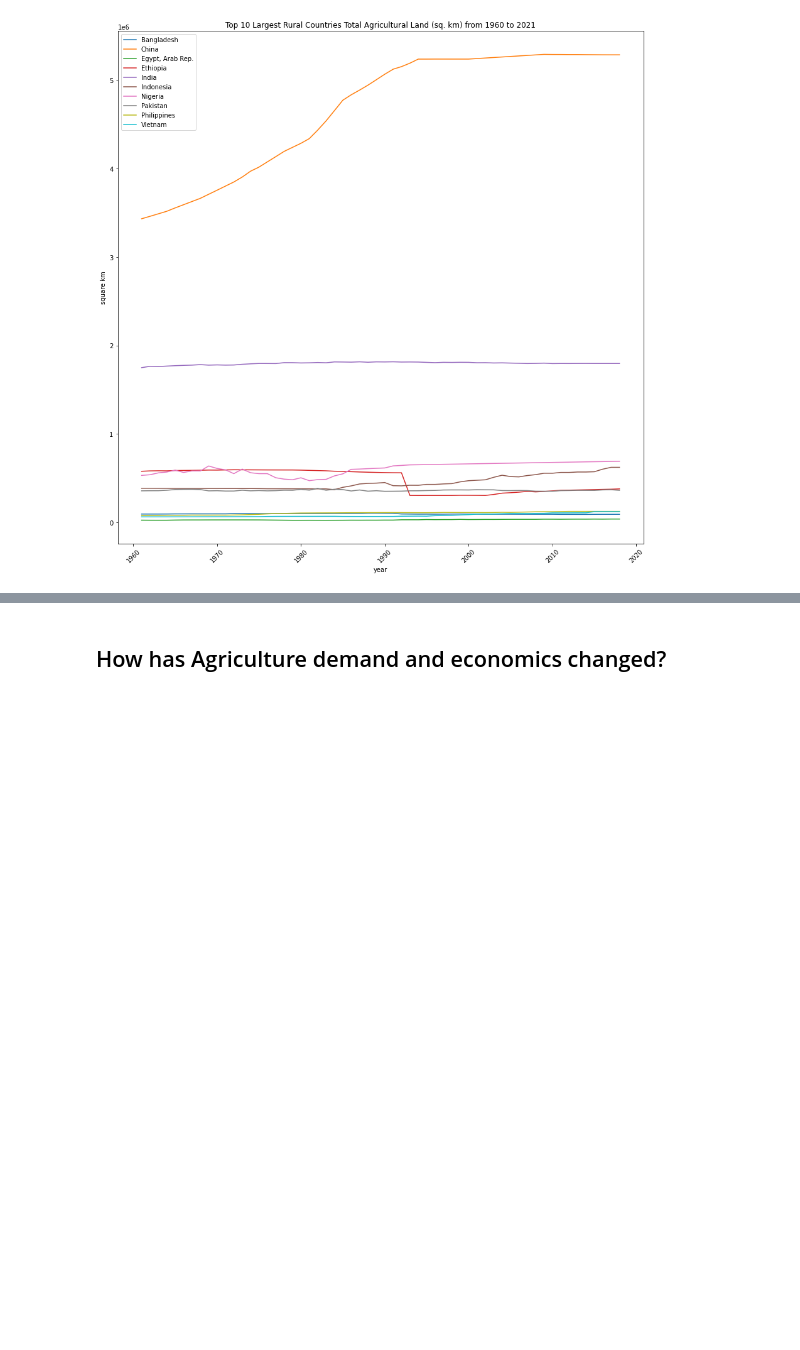
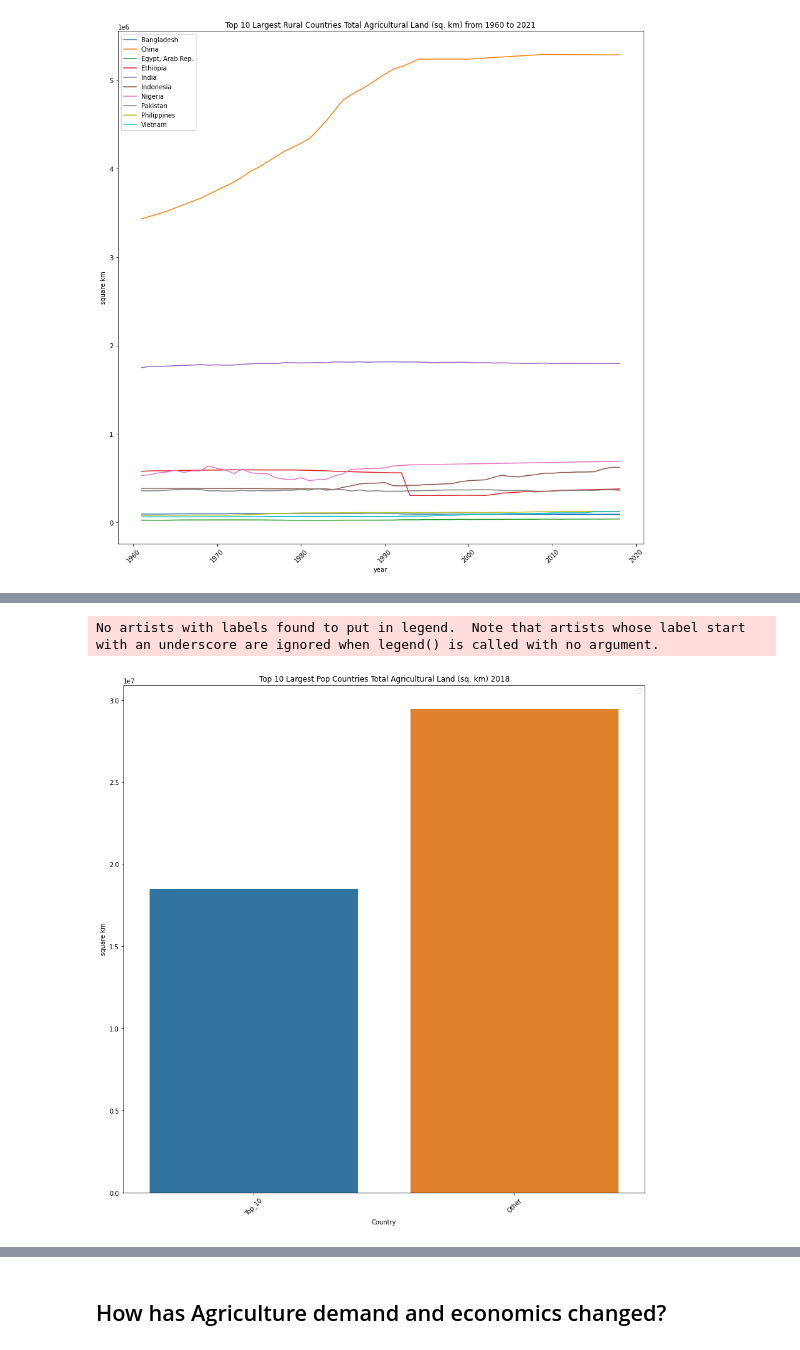
Before and after one commit to chabazite/Agriculture_Analysis_App, a Jupyter notebook: notebooks/3.0_ASI_Exploratory_Data_Analysis.ipynb, the cells around one changed output, grey strips where cells are left out. Cells and saved outputs as stored; diff of their text form; code cells hidden in the pictures; blank space fills up the shorter version.

```diff
--- a/notebooks/3.0_ASI_Exploratory_Data_Analysis.ipynb
+++ b/notebooks/3.0_ASI_Exploratory_Data_Analysis.ipynb
@@ -143,0 +168,22 @@ plt.show()
+# %%
+world_vs_10_pop_df.loc['Other'] = temp_world.loc['World'] - world_vs_10_pop_df.loc['Top_10']
+# %%
+world_vs_10_pop_df.loc['Top_10']= world_vs_10_pop_df.loc['Bangladesh']+ world_vs_10_pop_df.loc['Brazil'] + world_vs_10_pop_df.loc['China'] + world_vs_10_pop_df.loc['India']+ world_vs_10_pop_df.loc['Indonesia'] + world_vs_10_pop_df.loc['Mexico']+ world_vs_10_pop_df.loc['Nigeria'] + world_vs_10_pop_df.loc['Pakistan']+ world_vs_10_pop_df.loc['Russian Federation'] + world_vs_10_pop_df.loc['United States']
+# %%
+world_vs_10_pop_df=world_vs_10_pop_df.reset_index()
+# %%
+world_vs_10_pop_df=world_vs_10_pop_df.iloc[10:12]
+# %%
+fig, axs = plt.subplots(figsize=(15, 15))
+
+sns.barplot(ax = axs, data=world_vs_10_pop_df, x='country', y='total_ag_land')
+# label the plot
+plt.title('Top 10 Largest Pop Countries Total Agricultural Land (sq. km) 2018')
+plt.legend()
+plt.xlabel('Country')
+plt.xticks(rotation=45)
+plt.ylabel('square km')
+plt.show()
+# %% [output]
+No artists with labels found to put in legend.  Note that artists whose label start with an underscore are ignored when legend() is called with no argument.
+[figure, added]
```
Also changed, not shown: parts of 8 cells of this notebook, 2 other files.
